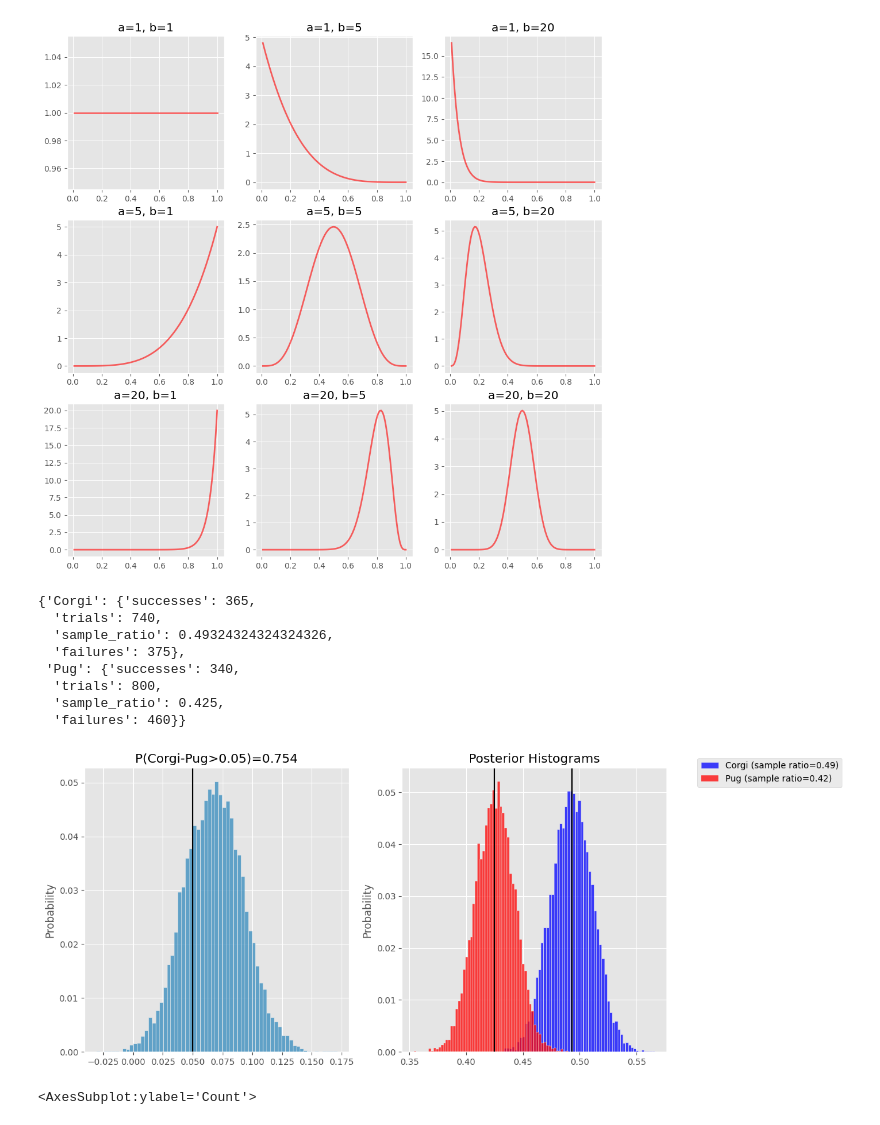
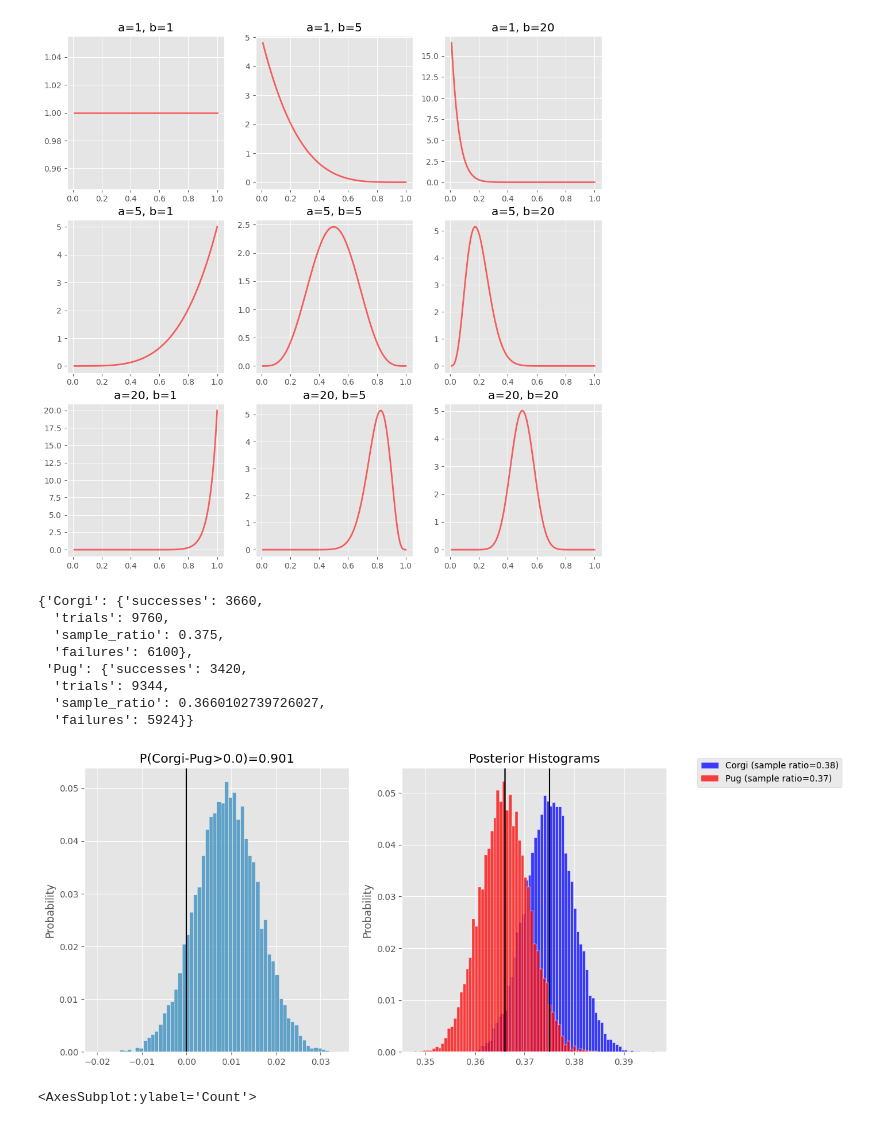
Before and after one commit to eminik/samples, a Jupyter notebook: notebooks/Bayesian AB Test for Rates.ipynb, the cells around one changed output. Saved outputs shown, nothing was run; the diff lists cells and outputs as text; code cells hidden in the pictures.

```diff
--- a/notebooks/Bayesian AB Test for Rates.ipynb
+++ b/notebooks/Bayesian AB Test for Rates.ipynb
@@ -36,25 +36,27 @@ ab_test = bayesian.BetaBinomialTest(GROUP_A, GROUP_B)
 plt.rcParams['figure.figsize'] = [12, 6]
 plt.rcParams['figure.dpi'] = 100
 
-ab_test.update_group_data(GROUP_A, successes=365, trials=740)
-ab_test.update_group_data(GROUP_B, successes=340, trials=800)
+ab_test.update_group_data(GROUP_A, successes=3660, trials=9760)
+ab_test.update_group_data(GROUP_B, successes=3420, trials=9344)
+# ab_test.update_group_data(GROUP_A, successes=250, trials=500)
+# ab_test.update_group_data(GROUP_B, successes=250, trials=500)
 # %%
 ab_test.group_data
 # %% [output]
-{'Corgi': {'successes': 365,
-  'trials': 740,
-  'sample_ratio': 0.49324324324324326,
-  'failures': 375},
- 'Pug': {'successes': 340,
-  'trials': 800,
-  'sample_ratio': 0.425,
-  'failures': 460}}
+{'Corgi': {'successes': 3660,
+  'trials': 9760,
+  'sample_ratio': 0.375,
+  'failures': 6100},
+ 'Pug': {'successes': 3420,
+  'trials': 9344,
+  'sample_ratio': 0.3660102739726027,
+  'failures': 5924}}
 # %%
 plt.rcParams['figure.figsize'] = [12, 6]
 plt.rcParams['figure.dpi'] = 100
-prob, differences = ab_test.compare(GROUP_A, GROUP_B, margin=0.05)
+prob, differences = ab_test.compare(GROUP_A, GROUP_B, margin=0.0)
 # %% [output]
-[figure, old version]
+[figure, new version]
 # %%
 plt.rcParams['figure.figsize'] = [6, 6]
 plt.rcParams['figure.dpi'] = 100
```
Also changed, not shown: 12 other files.
